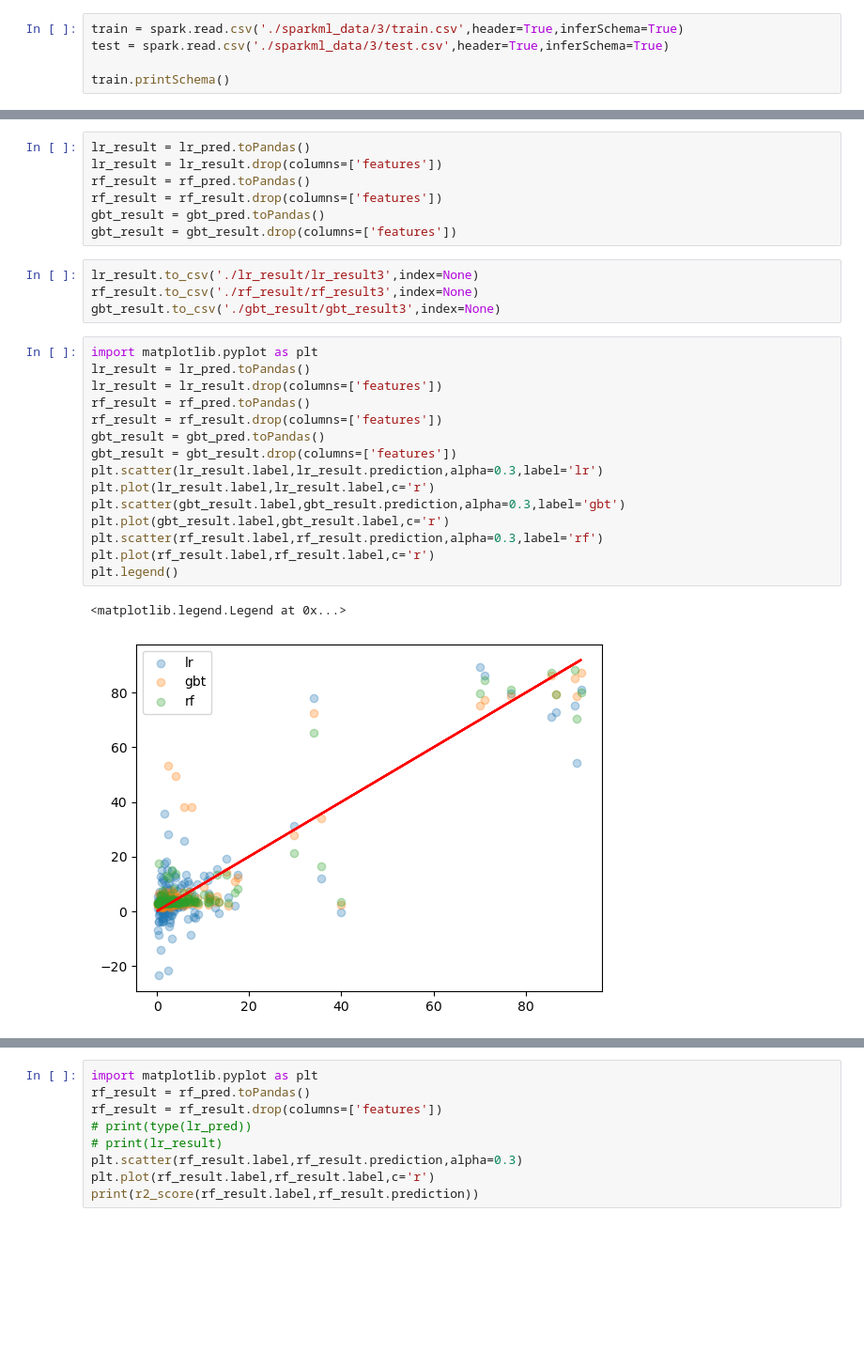
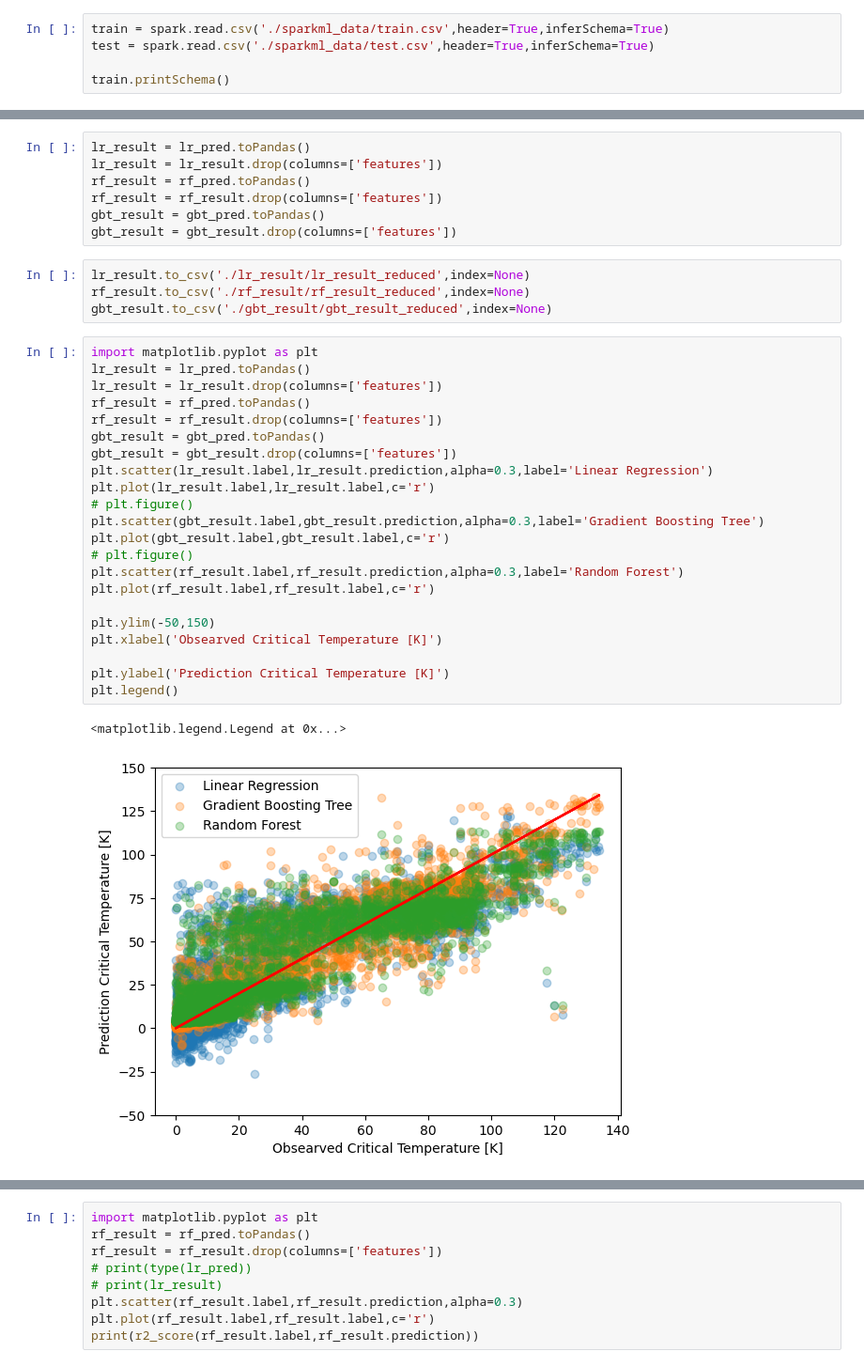
Before and after one commit to hongshuh/AI_superconductor, a Jupyter notebook: sparkml.ipynb, the cells around one changed output, grey strips where cells are left out. Shown: that part at 94% size. Drawn from its saved outputs; the diff is of its cells as text; blank space fills up the shorter version.

Commit message:
sparkml

```diff
--- a/sparkml.ipynb
+++ b/sparkml.ipynb
@@ -24,8 +30,8 @@ new_test = pd.merge(test['material'],origin,on=['material'],how='inner')
 new_train.to_csv("./sparkml_data/3/train.csv",index=None)
 new_test.to_csv("./sparkml_data/3/test.csv",index=None)
 # %%
-train = spark.read.csv('./sparkml_data/3/train.csv',header=True,inferSchema=True)
-test = spark.read.csv('./sparkml_data/3/test.csv',header=True,inferSchema=True)
+train = spark.read.csv('./sparkml_data/train.csv',header=True,inferSchema=True)
+test = spark.read.csv('./sparkml_data/test.csv',header=True,inferSchema=True)
 
 train.printSchema()
 # %% [output]
@@ -177,24 +188,31 @@ rf_result = rf_result.drop(columns=['features'])
 gbt_result = gbt_pred.toPandas()
 gbt_result = gbt_result.drop(columns=['features'])
 # %%
-lr_result.to_csv('./lr_result/lr_result3',index=None)
-rf_result.to_csv('./rf_result/rf_result3',index=None)
-gbt_result.to_csv('./gbt_result/gbt_result3',index=None)
+lr_result.to_csv('./lr_result/lr_result_reduced',index=None)
+rf_result.to_csv('./rf_result/rf_result_reduced',index=None)
+gbt_result.to_csv('./gbt_result/gbt_result_reduced',index=None)
 # %%
 import matplotlib.pyplot as plt
 lr_result = lr_pred.toPandas()
 lr_result = lr_result.drop(columns=['features'])
 rf_result = rf_pred.toPandas()
 rf_result = rf_result.drop(columns=['features'])
 gbt_result = gbt_pred.toPandas()
 gbt_result = gbt_result.drop(columns=['features'])
-plt.scatter(lr_result.label,lr_result.prediction,alpha=0.3,label='lr')
+plt.scatter(lr_result.label,lr_result.prediction,alpha=0.3,label='Linear Regression')
 plt.plot(lr_result.label,lr_result.label,c='r')
-plt.scatter(gbt_result.label,gbt_result.prediction,alpha=0.3,label='gbt')
+# plt.figure()
+plt.scatter(gbt_result.label,gbt_result.prediction,alpha=0.3,label='Gradient Boosting Tree')
 plt.plot(gbt_result.label,gbt_result.label,c='r')
-plt.scatter(rf_result.label,rf_result.prediction,alpha=0.3,label='rf')
+# plt.figure()
+plt.scatter(rf_result.label,rf_result.prediction,alpha=0.3,label='Random Forest')
 plt.plot(rf_result.label,rf_result.label,c='r')
+
+plt.ylim(-50,150)
+plt.xlabel('Obsearved Critical Temperature [K]')
+
+plt.ylabel('Prediction Critical Temperature [K]')
 plt.legend()
 # %% [output]
 <matplotlib.legend.Legend at 0x...>
-[figure, old version]
+[figure, new version]
```
Also changed, not shown: parts of 5 cells of this notebook, 14 other files.
